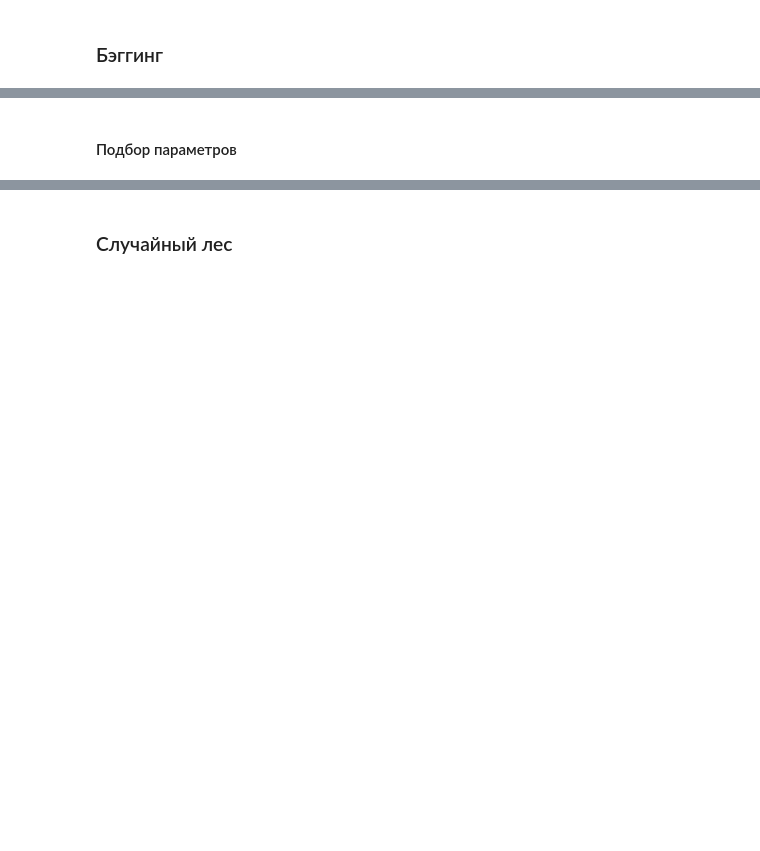
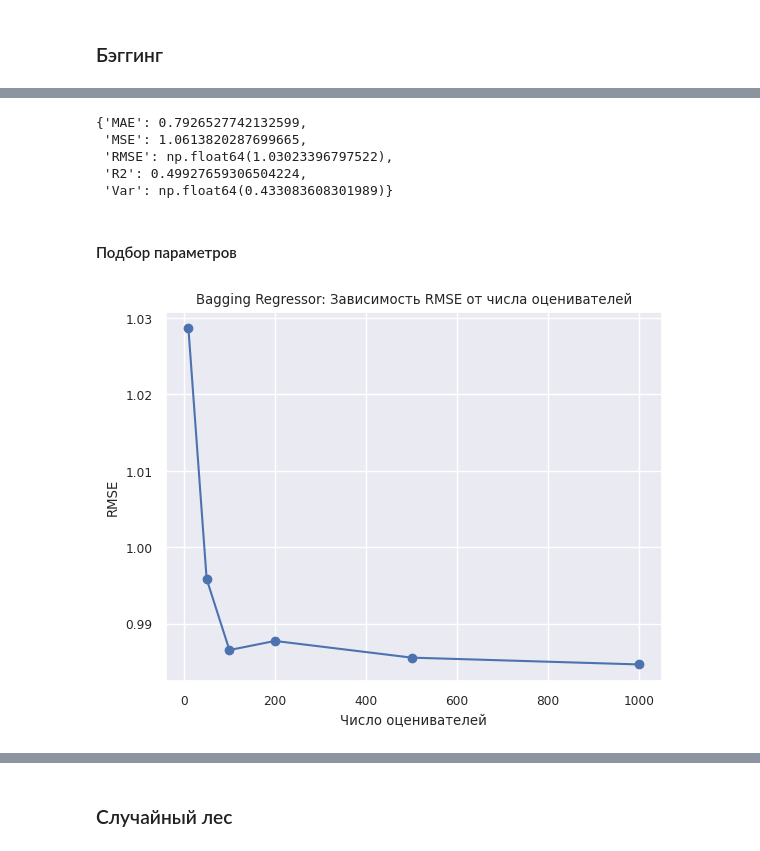
Before and after one commit to Kavacup/mad_rgz, a Jupyter notebook: Ensembles.ipynb, the cells around one changed output, grey strips where cells are left out. Cells and saved outputs as stored; diff of their text form; code cells hidden in the pictures; blank space fills up the shorter version.

```diff
--- a/Ensembles.ipynb
+++ b/Ensembles.ipynb
@@ -165,7 +228,8 @@ def stats(y_test, y_pred):
     mse  = metrics.mean_squared_error(y_test, y_pred)
     rmse = np.sqrt(mse)
     r2   = metrics.r2_score(y_test, y_pred)
-    return {"MAE":mae, "MSE":mse, "RMSE":rmse, "R2":r2}
+    var = np.var(abs(y_pred - y_test))
+    return {"MAE":mae, "MSE":mse, "RMSE":rmse, "R2":r2, "Var":var}
 # %%
 def error_distribution(y_test_values, y_pred, max_prob=0.35):
     plt.figure(figsize=(6,4))
@@ -275,25 +398,32 @@ stats(
     y_test=y_test,
     y_pred=y_bag
 )
+# %% [output]
+{'MAE': 0.7926527742132599,
+ 'MSE': 1.0613820287699665,
+ 'RMSE': np.float64(1.03023396797522),
+ 'R2': 0.49927659306504224,
+ 'Var': np.float64(0.433083608301989)}
 # %% [markdown]
 #### Подбор параметров
 # %%
 n_estimators_list = [10, 50, 100, 200, 500, 1000]
-bagging_rmse = []
-bagging_r2 = []
+bagging_res = {n:[] for n in n_estimators_list}
 for n in n_estimators_list:
     model = BaggingRegressor(n_estimators=n, random_state=42)
     model.fit(x_train, y_train)
     y_pred = model.predict(x_test)
-    st=stats(y_test, y_pred)
-    bagging_rmse.append(st['RMSE'])
-    bagging_r2.append(st['R2'])
+    st = stats(y_test, y_pred)
+    bagging_res[n] = st
 # %%
+bagging_rmse = [bagging_res[n]['RMSE'] for n in n_estimators_list]
 plot_params(
     x_vals=n_estimators_list,
     y_vals=bagging_rmse,
     name='Bagging Regressor: Зависимость RMSE от числа оценивателей',
     xlabel='Число оценивателей',
     ylabel='RMSE'
 )
+# %% [output]
+[figure, added]
 # %%
```
Also changed, not shown: parts of 48 cells of this notebook.
